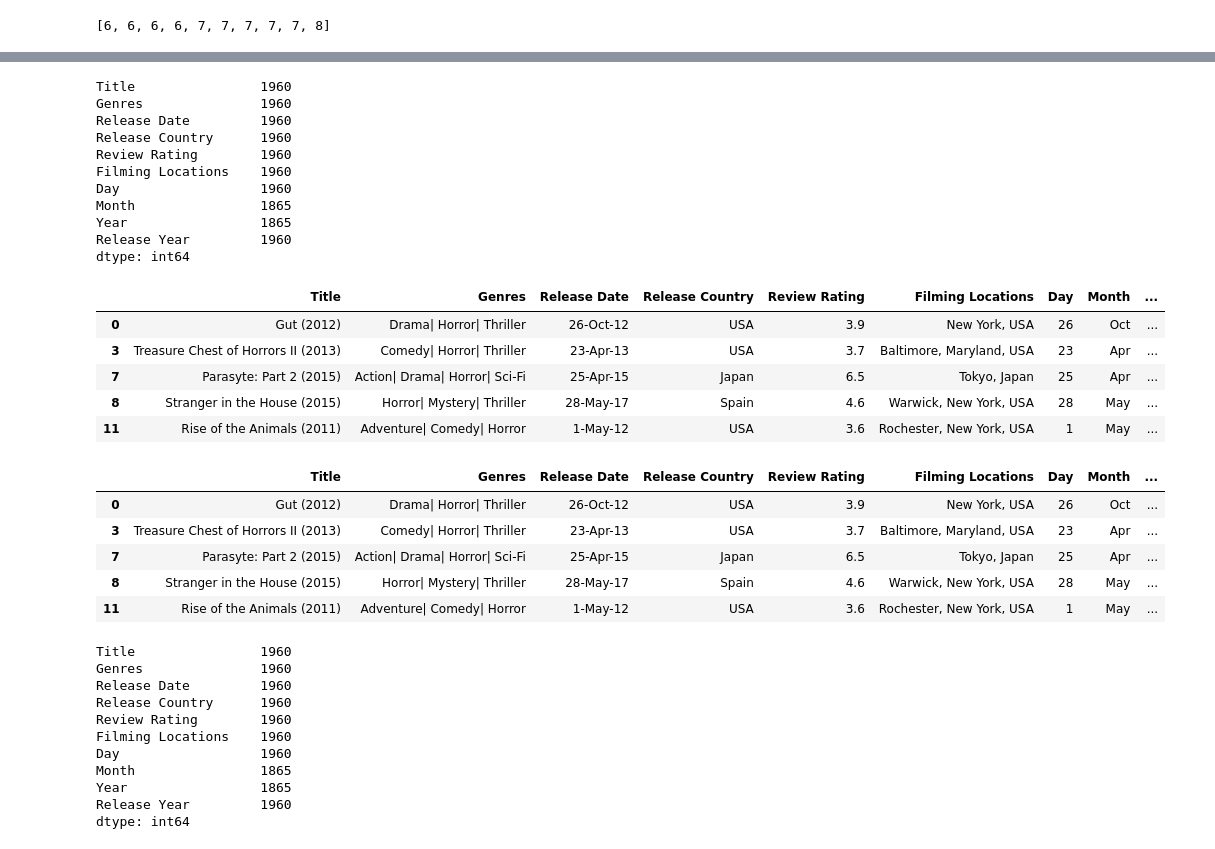
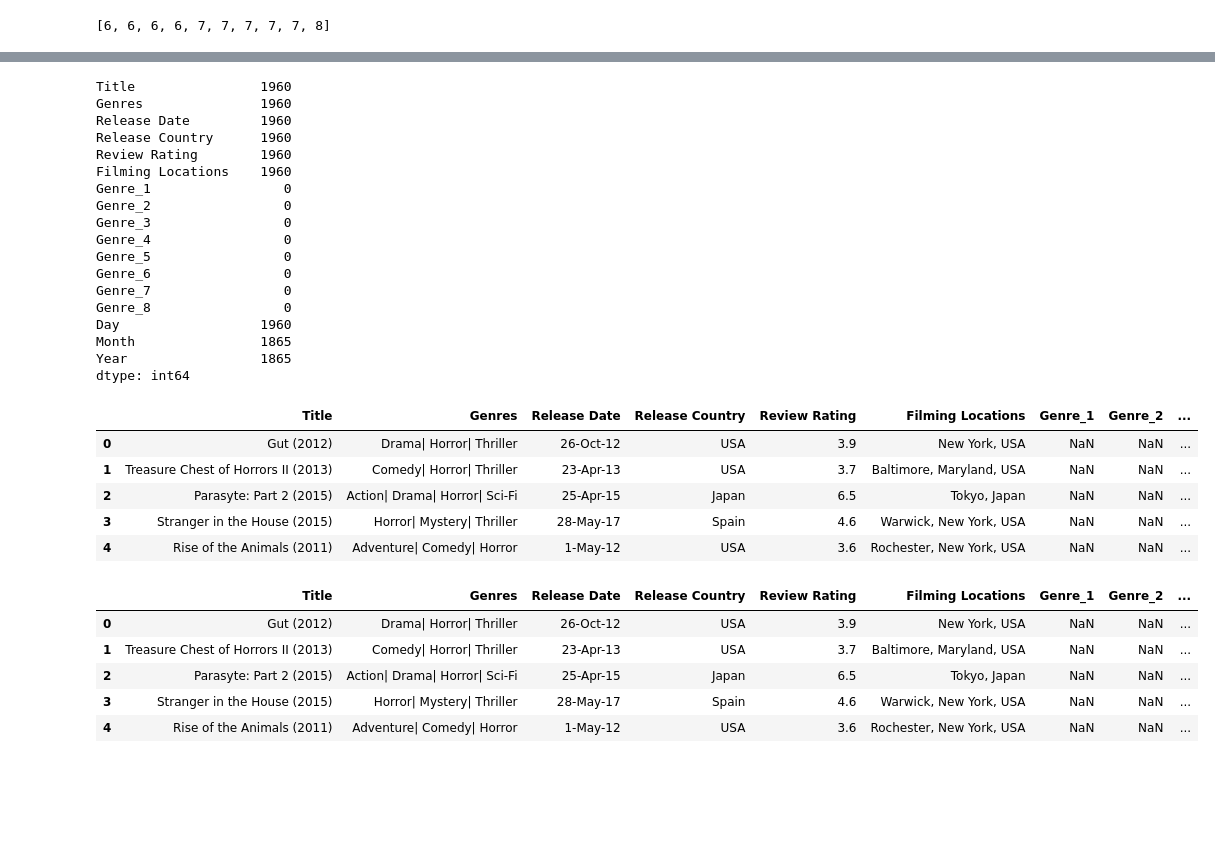
Before and after one commit to PerryMark773/Project-1-Team-1, a Jupyter notebook: main.ipynb, the cells around one changed output, grey strips where cells are left out. Cells and saved outputs as stored; diff of their text form; code cells hidden in the pictures; blank space fills up the shorter version.

```diff
--- a/main.ipynb
+++ b/main.ipynb
@@ -119,0 +85,4 @@ Name: count, Length: 193, dtype: int64
+# %%
+# Dropped nulls .info again to check row len
+IMDB_Clean2_df = IMDB_Clean1_df.dropna()
+IMDB_Clean2_df.info()
@@ -175,4 +177,5 @@ See the caveats in the documentation: https://pandas.pydata.org/pandas-docs/stab
 # %%
-IMDB_Clean = IMDB_Clean2_df.reset_index(drop=True)
-IMDB_Clean.head()
+#
+IMDB_Clean3_df = IMDB_Clean2_df.reset_index(drop=True)
+IMDB_Clean3_df.head()
 # %% [output]
@@ -185,13 +188,13 @@ IMDB_Clean.head()
 # %%
-for x,y in enumerate(IMDB_Clean['Genres'].tolist()):
+#
+for x,y in enumerate(IMDB_Clean3_df['Genres'].tolist()):
     try:
-        temp_var = y.split('|').replace(' ','')
-
-
+        temp_var = y.split('|')
         for i,j in enumerate(temp_var):
 
-            IMDB_Clean.at[x,f"Genre_{i+1}"]=j
+            IMDB_Clean3_df.at[x,f"Genre_{i+1}"]=j
+
     except:
         continue
-IMDB_Clean.head()
+IMDB_Clean3_df.head()
 # %% [output]
@@ -213,46 +217,41 @@ IMDB_Clean.head()
 # %%
-IMDB_Clean4_df = IMDB_Clean2_df[['Day', 'Month', 'Year']] =  IMDB_Date_df.str.split("-", expand = True)
-print(IMDB_df.count())
-IMDB_df.head()
+#
+IMDB_Clean3_df[['Day', 'Month', 'Year']] =  IMDB_Clean3_df['Release Date'].str.split("-", expand = True)
+print(IMDB_Clean3_df.count())
+IMDB_Clean3_df.head()
 # %% [output]
 Title                1960
 Genres               1960
 Release Date         1960
 Release Country      1960
 Review Rating        1960
 Filming Locations    1960
+Genre_1                 0
+Genre_2                 0
+Genre_3                 0
+Genre_4                 0
+Genre_5                 0
+Genre_6                 0
+Genre_7                 0
+Genre_8                 0
 Day                  1960
 Month                1865
 Year                 1865
-Release Year         1960
 dtype: int64
-|  | Title | Genres | Release Date | Release Country | Review Rating | Filming Locations | Day | Month | ... |
-| 0 | Gut (2012) | Drama| Horror| Thriller | 26-Oct-12 | USA | 3.9 | New York, USA | 26 | Oct | ... |
-| 3 | Treasure Chest of Horrors II (2013) | Comedy| Horror| Thriller | 23-Apr-13 | USA | 3.7 | Baltimore, Maryland, USA | 23 | Apr | ... |
-| 7 | Parasyte: Part 2 (2015) | Action| Drama| Horror| Sci-Fi | 25-Apr-15 | Japan | 6.5 | Tokyo, Japan | 25 | Apr | ... |
-| 8 | Stranger in the House (2015) | Horror| Mystery| Thriller | 28-May-17 | Spain | 4.6 | Warwick, New York, USA | 28 | May | ... |
-| 11 | Rise of the Animals (2011) | Adventure| Comedy| Horror | 1-May-12 | USA | 3.6 | Rochester, New York, USA | 1 | May | ... |
+|  | Title | Genres | Release Date | Release Country | Review Rating | Filming Locations | Genre_1 | Genre_2 | ... |
+| 0 | Gut (2012) | Drama| Horror| Thriller | 26-Oct-12 | USA | 3.9 | New York, USA | NaN | NaN | ... |
+| 1 | Treasure Chest of Horrors II (2013) | Comedy| Horror| Thriller | 23-Apr-13 | USA | 3.7 | Baltimore, Maryland, USA | NaN | NaN | ... |
+| 2 | Parasyte: Part 2 (2015) | Action| Drama| Horror| Sci-Fi | 25-Apr-15 | Japan | 6.5 | Tokyo, Japan | NaN | NaN | ... |
+| 3 | Stranger in the House (2015) | Horror| Mystery| Thriller | 28-May-17 | Spain | 4.6 | Warwick, New York, USA | NaN | NaN | ... |
+| 4 | Rise of the Animals (2011) | Adventure| Comedy| Horror | 1-May-12 | USA | 3.6 | Rochester, New York, USA | NaN | NaN | ... |
 # %%
-IMDB_df['Release Year'] = pd.DatetimeIndex(IMDB_df['Release Date']).year
-IMDB_df.head()
+#
+IMDB_Clean3_df['Release Year'] = pd.DatetimeIndex(IMDB_Clean3_df['Release Date']).year
+IMDB_Clean3_df.head()
 # %% [output]
-|  | Title | Genres | Release Date | Release Country | Review Rating | Filming Locations | Day | Month | ... |
-| 0 | Gut (2012) | Drama| Horror| Thriller | 26-Oct-12 | USA | 3.9 | New York, USA | 26 | Oct | ... |
-| 3 | Treasure Chest of Horrors II (2013) | Comedy| Horror| Thriller | 23-Apr-13 | USA | 3.7 | Baltimore, Maryland, USA | 23 | Apr | ... |
-| 7 | Parasyte: Part 2 (2015) | Action| Drama| Horror| Sci-Fi | 25-Apr-15 | Japan | 6.5 | Tokyo, Japan | 25 | Apr | ... |
-| 8 | Stranger in the House (2015) | Horror| Mystery| Thriller | 28-May-17 | Spain | 4.6 | Warwick, New York, USA | 28 | May | ... |
-| 11 | Rise of the Animals (2011) | Adventure| Comedy| Horror | 1-May-12 | USA | 3.6 | Rochester, New York, USA | 1 | May | ... |
+|  | Title | Genres | Release Date | Release Country | Review Rating | Filming Locations | Genre_1 | Genre_2 | ... |
+| 0 | Gut (2012) | Drama| Horror| Thriller | 26-Oct-12 | USA | 3.9 | New York, USA | NaN | NaN | ... |
+| 1 | Treasure Chest of Horrors II (2013) | Comedy| Horror| Thriller | 23-Apr-13 | USA | 3.7 | Baltimore, Maryland, USA | NaN | NaN | ... |
+| 2 | Parasyte: Part 2 (2015) | Action| Drama| Horror| Sci-Fi | 25-Apr-15 | Japan | 6.5 | Tokyo, Japan | NaN | NaN | ... |
+| 3 | Stranger in the House (2015) | Horror| Mystery| Thriller | 28-May-17 | Spain | 4.6 | Warwick, New York, USA | NaN | NaN | ... |
+| 4 | Rise of the Animals (2011) | Adventure| Comedy| Horror | 1-May-12 | USA | 3.6 | Rochester, New York, USA | NaN | NaN | ... |
-# %%
-IMDB_df.count()
-# %% [output]
-Title                1960
-Genres               1960
-Release Date         1960
-Release Country      1960
-Review Rating        1960
-Filming Locations    1960
-Day                  1960
-Month                1865
-Year                 1865
-Release Year         1960
-dtype: int64
```
Also changed, not shown: parts of 22 cells of this notebook.
